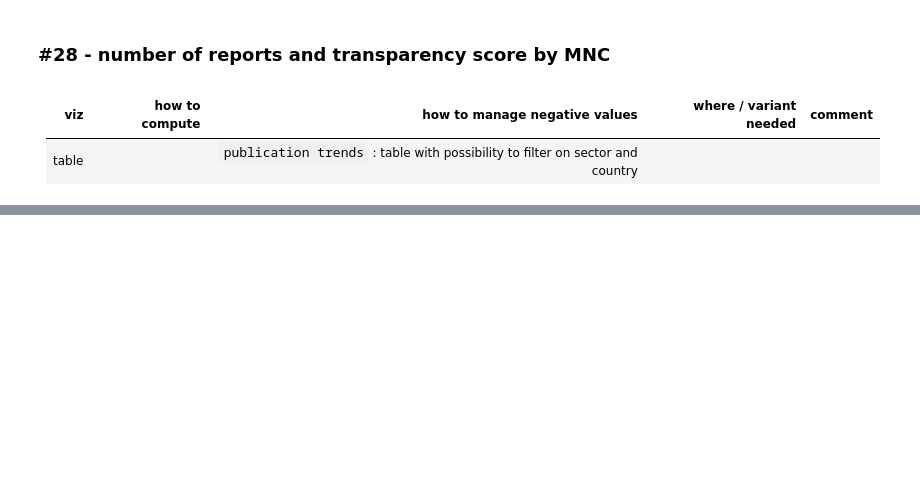
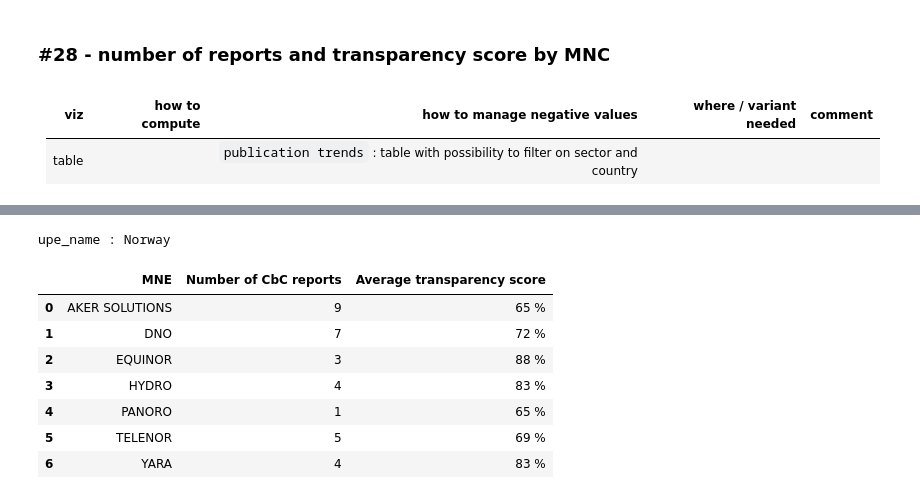
Before and after one commit to anquetos/data4good-taxobservatory-dataviz, a Jupyter notebook: taxobservatory-dataviz.ipynb, the cells around one changed output, grey strips where cells are left out. Cells and saved outputs as stored; diff of their text form; code cells hidden in the pictures; blank space fills up the shorter version.

```diff
--- a/taxobservatory-dataviz.ipynb
+++ b/taxobservatory-dataviz.ipynb
@@ -1155,0 +1365,14 @@ AXA
+# %%
+print('upe_name : Norway')
+display_mnc_n_reports_and_transparency_scores(
+    df_scores=df_scores, upe_name='Norway')
+# %% [output]
+upe_name : Norway
+|  | MNE | Number of CbC reports | Average transparency score |
+| 0 | AKER SOLUTIONS | 9 | 65 % |
+| 1 | DNO | 7 | 72 % |
+| 2 | EQUINOR | 3 | 88 % |
+| 3 | HYDRO | 4 | 83 % |
+| 4 | PANORO | 1 | 65 % |
+| 5 | TELENOR | 5 | 69 % |
+| 6 | YARA | 4 | 83 % |
```
Also changed, not shown: parts of 14 cells of this notebook.
